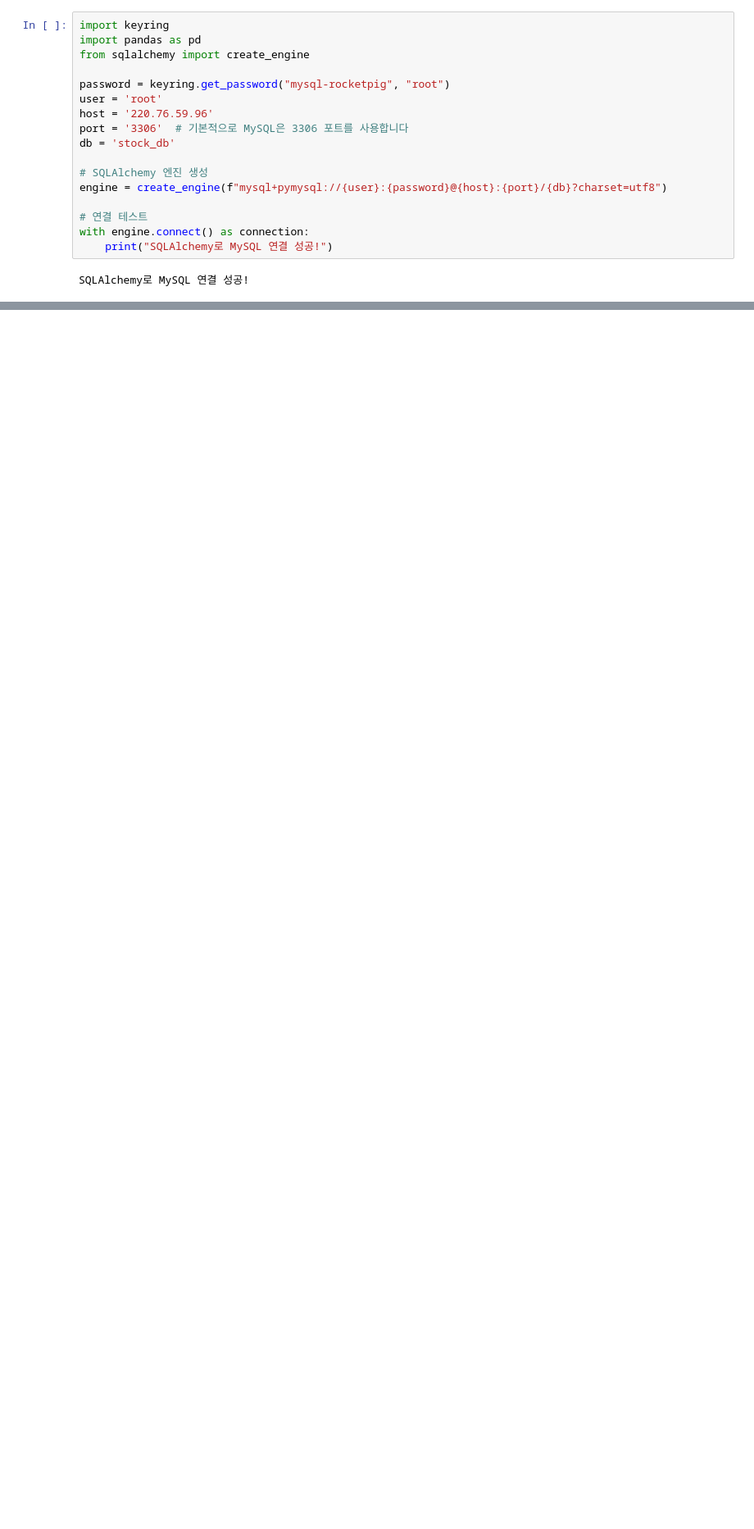
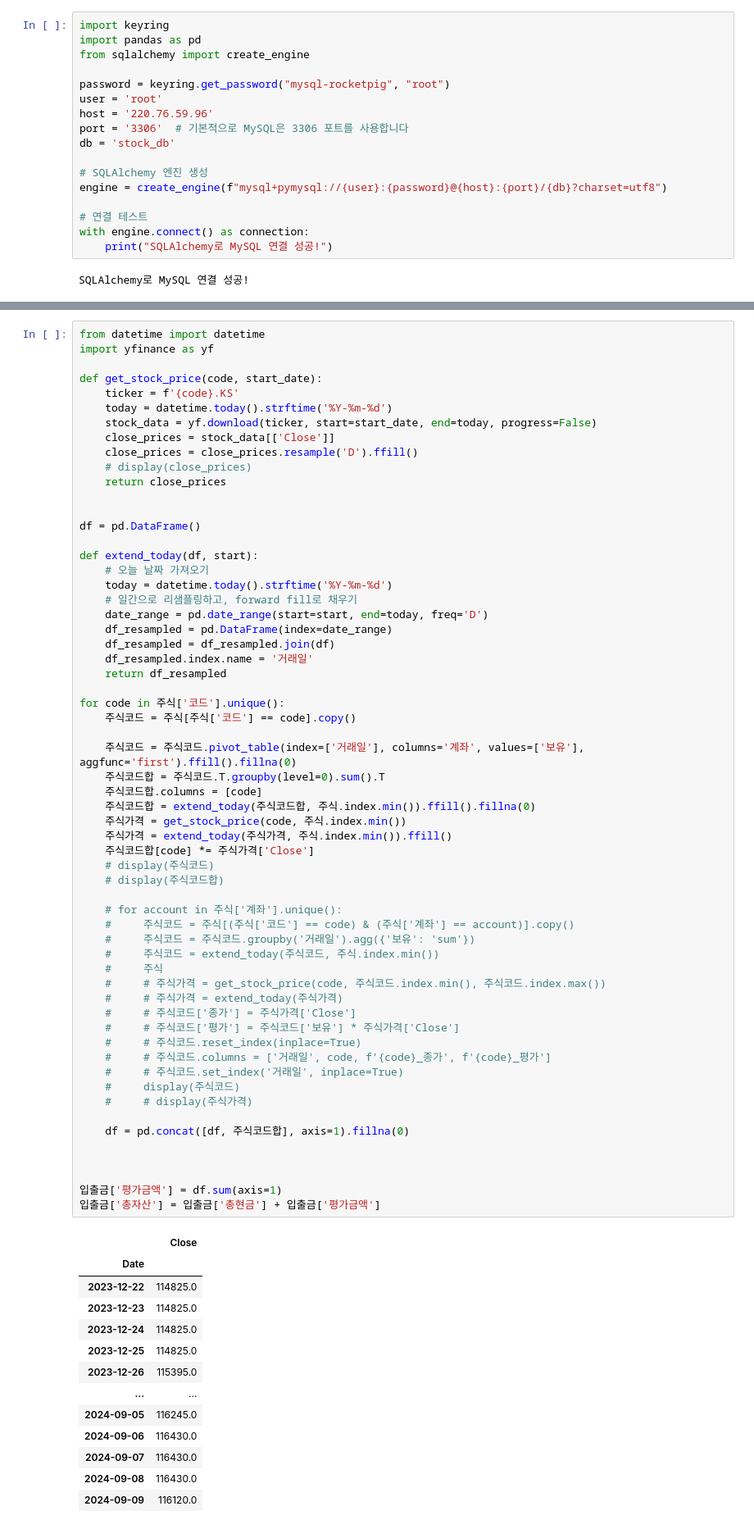
Before and after one commit to birdblues/kbtest, a Jupyter notebook: test3.ipynb, the cells around one changed output, grey strips where cells are left out. Shown at 82% size. Cells and saved outputs as stored; diff of their text form; blank space fills up the shorter version.

```diff
--- a/test3.ipynb
+++ b/test3.ipynb
@@ -57,3 +70,77 @@ query = "SELECT * FROM interest"
 # 일별입금.set_columns(['입금'])
 # # display(일별입금)
 # 일별입금['잔고'] = 일별입금['입금'].cumsum()
+# %%
+from datetime import datetime
+import yfinance as yf
+
+def get_stock_price(code, start_date):
+    ticker = f'{code}.KS'
+    today = datetime.today().strftime('%Y-%m-%d')
+    stock_data = yf.download(ticker, start=start_date, end=today, progress=False)
+    close_prices = stock_data[['Close']]
+    close_prices = close_prices.resample('D').ffill()
+    # display(close_prices)
+    return close_prices
+
+
+df = pd.DataFrame()
+
+def extend_today(df, start):
+    # 오늘 날짜 가져오기
+    today = datetime.today().strftime('%Y-%m-%d')
+    # 일간으로 리샘플링하고, forward fill로 채우기
+    date_range = pd.date_range(start=start, end=today, freq='D')
+    df_resampled = pd.DataFrame(index=date_range)
+    df_resampled = df_resampled.join(df)
+    df_resampled.index.name = '거래일'
+    return df_resampled
+
+for code in 주식['코드'].unique():
+    주식코드 = 주식[주식['코드'] == code].copy()
+
+    주식코드 = 주식코드.pivot_table(index=['거래일'], columns='계좌', values=['보유'], aggfunc='first').ffill().fillna(0)
+    주식코드합 = 주식코드.T.groupby(level=0).sum().T
+    주식코드합.columns = [code]
+    주식코드합 = extend_today(주식코드합, 주식.index.min()).ffill().fillna(0)
+    주식가격 = get_stock_price(code, 주식.index.min())
+    주식가격 = extend_today(주식가격, 주식.index.min()).ffill()
+    주식코드합[code] *= 주식가격['Close']
+    # display(주식코드)
+    # display(주식코드합)
+
+    # for account in 주식['계좌'].unique():
+    #     주식코드 = 주식[(주식['코드'] == code) & (주식['계좌'] == account)].copy()
+    #     주식코드 = 주식코드.groupby('거래일').agg({'보유': 'sum'})
+    #     주식코드 = extend_today(주식코드, 주식.index.min())
+    #     주식
+    #     # 주식가격 = get_stock_price(code, 주식코드.index.min(), 주식코드.index.max())
+    #     # 주식가격 = extend_today(주식가격)
+    #     # 주식코드['종가'] = 주식가격['Close']
+    #     # 주식코드['평가'] = 주식코드['보유'] * 주식가격['Close']
+    #     # 주식코드.reset_index(inplace=True)
+    #     # 주식코드.columns = ['거래일', code, f'{code}_종가', f'{code}_평가']
+    #     # 주식코드.set_index('거래일', inplace=True)
+    #     display(주식코드)
+    #     # display(주식가격)
+
+    df = pd.concat([df, 주식코드합], axis=1).fillna(0)
+
+
+
+입출금['평가금액'] = df.sum(axis=1)
+입출금['총자산'] = 입출금['총현금'] + 입출금['평가금액']
+# %% [output]
+|  | Close |
+| Date |  |
+| 2023-12-22 | 114825.0 |
+| 2023-12-23 | 114825.0 |
+| 2023-12-24 | 114825.0 |
+| 2023-12-25 | 114825.0 |
+| 2023-12-26 | 115395.0 |
+| ... | ... |
+| 2024-09-05 | 116245.0 |
+| 2024-09-06 | 116430.0 |
+| 2024-09-07 | 116430.0 |
+| 2024-09-08 | 116430.0 |
+| 2024-09-09 | 116120.0 |
```
Also changed, not shown: parts of 8 cells of this notebook, 5 other files.
